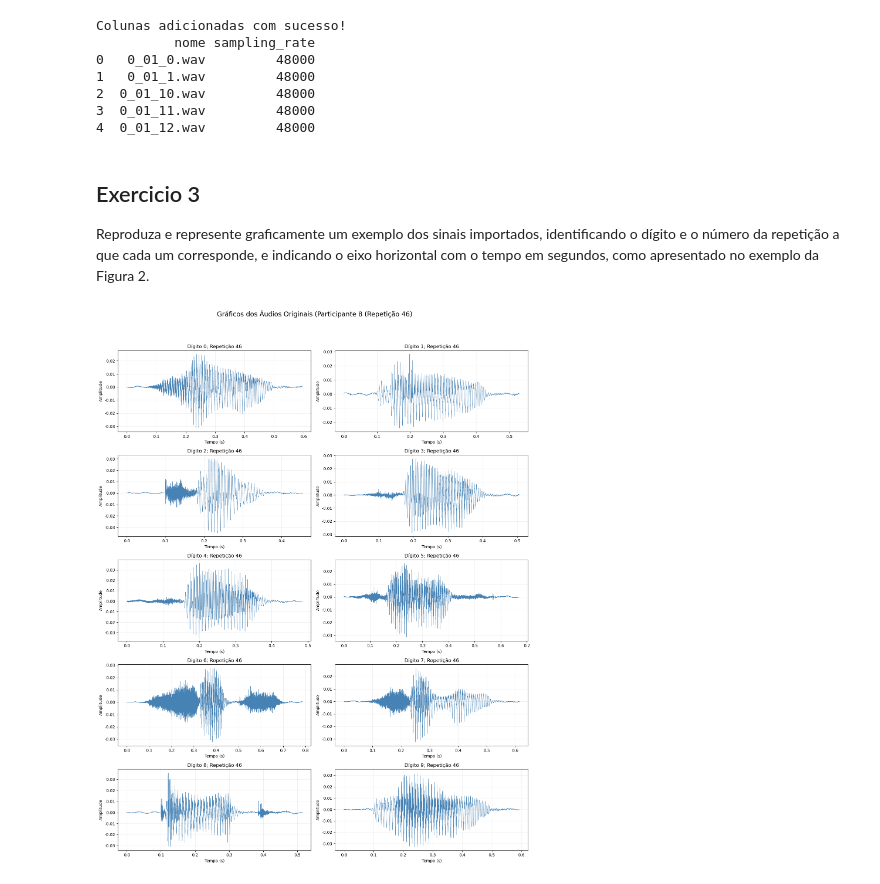
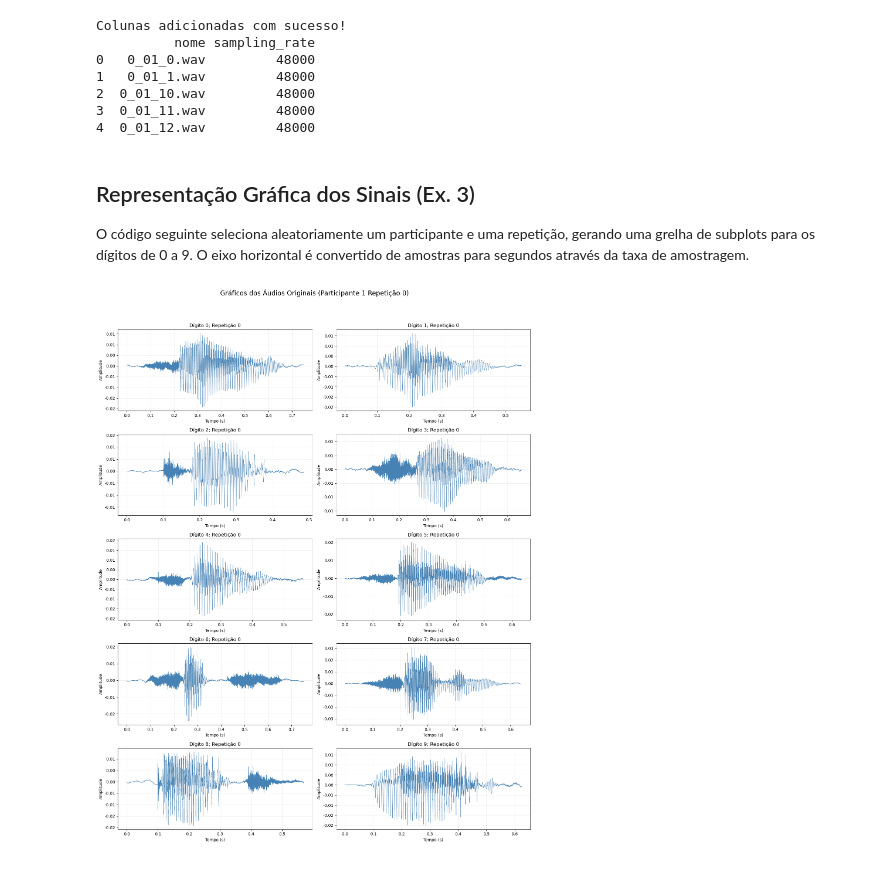
Before and after one commit to vascoalvesxyz/ATD-Projeto, a Jupyter notebook: src/main.ipynb, the cells around one changed output. Cells and saved outputs as stored; diff of their text form; code cells hidden in the pictures.

```diff
--- a/src/main.ipynb
+++ b/src/main.ipynb
@@ -48,5 +31,25 @@ Crie uma estrutura de dados (por exemplo, uma tabela) e guarde as seguintes info
 # %%
-# a pasta 'data' deve estar na mesma pasta que o notebook
+# Imports
+import pandas as pd
+import numpy as np
+import matplotlib.pyplot as plt
+import sympy
+from scipy.io import wavfile
+import scipy.io as sio
+import os
+import random
+
+"""
+Crie uma estrutura de dados (por exemplo, uma tabela) e guarde as seguintes informações relativas a cada áudio:
+
+- a. diretório do áudio;
+- b. nome do ficheiro (com extensão);
+- c. participante;
+- d. dígito;
+- e. número da repetição.
+"""
+
+#a pasta 'data' deve estar na mesma pasta que o notebook
 pastas = [d for d in os.listdir('data') if os.path.isdir(os.path.join('data', d))]
 mega_dados_xpto = []
 for p in pastas:
@@ -71,6 +74,10 @@ dados_df = pd.DataFrame(mega_dados_xpto, columns=cols)
 assert(len(dados_df) == 60 * 50 * 10)
 print(f"Total de registos: {len(dados_df)}")
 print(dados_df.head())
+
+
+# NOTA: Comentar para usar os dados completos
+dados_df = dados_df[dados_df['participante'] == 1]
 # %% [output]
 Total de registos: 30000
   dir         nome  participante  digito  repeticao
@@ -105,8 +112,8 @@ Colunas adicionadas com sucesso!
 3  0_01_11.wav         48000
 4  0_01_12.wav         48000
 # %% [markdown]
-## Exercicio 3
-Reproduza e represente graficamente um exemplo dos sinais importados, identificando o dígito e o número da repetição a que cada um corresponde, e indicando o eixo horizontal com o tempo em segundos, como apresentado no exemplo da Figura 2.
+## Representação Gráfica dos Sinais (Ex. 3)
+O código seguinte seleciona aleatoriamente um participante e uma repetição, gerando uma grelha de subplots para os dígitos de 0 a 9. O eixo horizontal é convertido de amostras para segundos através da taxa de amostragem.
 # %%
 from matplotlib.ticker import FormatStrFormatter
 # escolher um participante e uma repeticao aleatoriamente
@@ -115,37 +122,37 @@ rep_aleatoria = random.choice(dados_df['repeticao'].unique())
 
 # criar a figura com 5 linhas e 2 colunas
 fig, axes = plt.subplots(5, 2, figsize=(15, 20))
-fig.suptitle(f'Gráficos dos Áudios Originais (Participante {sujeito_aleatorio} (Repetição {rep_aleatoria})', fontsize=16)
+fig.suptitle(f'Gráficos dos Áudios Originais (Participante {sujeito_aleatorio} Repetição {rep_aleatoria})', fontsize=16)
 
 # iterar pelos digitos de 0 a 9
 for digito in range(10):
     selecao = dados_df[(dados_df['participante'] == sujeito_aleatorio) &
                       (dados_df['repeticao'] == rep_aleatoria) &
                       (dados_df['digito'] == digito)]
 
     if not selecao.empty:
         # NOTE(vasco): o formato wav vem em inteiros de 16 bits
         # é necessario converter para floats para ficar
         # como está na figura
         sinal = selecao.iloc[0]['signal'] / pow(2, 15) # 15 porque sao inteiros positivos
         sr = selecao.iloc[0]['sampling_rate']
 
         # calcular o vetor de tempo em segundos
         tempo = np.linspace(0, len(sinal) / sr, num=len(sinal))
         ax = axes[digito // 2, digito % 2]
 
         # plot do sinal
         ax.plot(tempo, sinal, color='steelblue', linewidth=0.5)
         ax.set_title(f'Dígito {digito}; Repetição {rep_aleatoria}')
         ax.set_xlabel('Tempo (s)')
         ax.set_ylabel('Amplitude')
         # eu queria que fosse exatamente igual à imagem!!!
         ax.yaxis.set_major_formatter(FormatStrFormatter('%.2f'))
         ax.grid(alpha=0.2)
 
 # ajustar o layout para nao sobrepor titulos
 plt.tight_layout(rect=[0, 0.03, 1, 0.95])
 plt.show()
 # %% [output]
-[figure, old version]
+[figure, new version]
 # %% [markdown]
```
Also changed, not shown: parts of 31 cells of this notebook, 1 other file.
